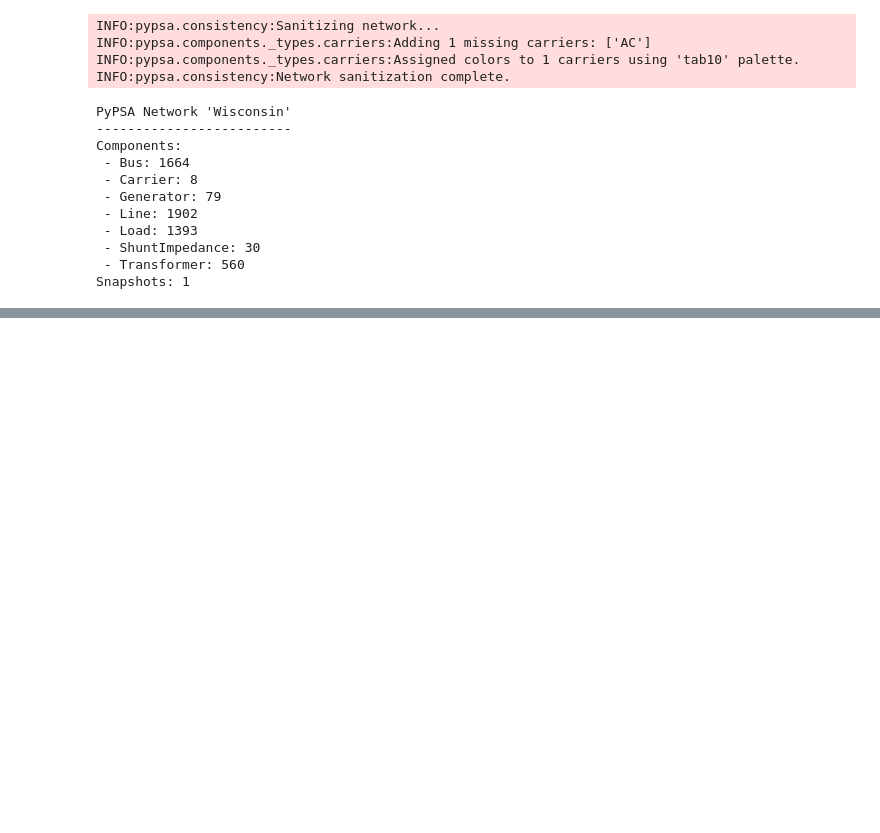
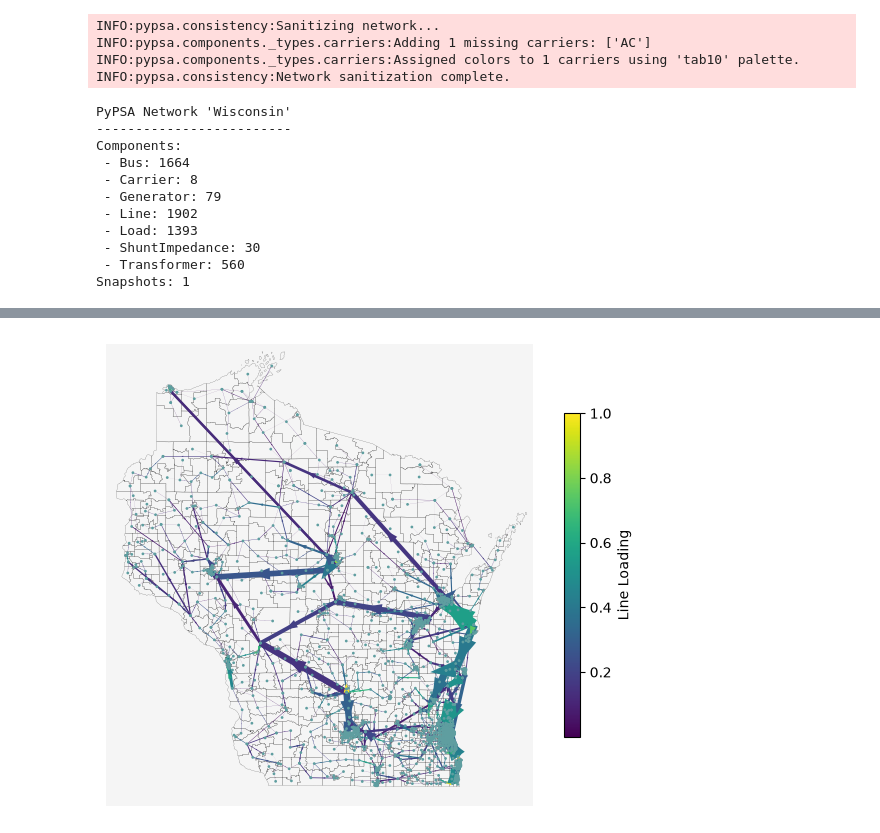
Before and after one commit to samgdotson/energy-lab, a Jupyter notebook: Midwest24k/notebooks/read_matpower.ipynb, the cells around one changed output, grey strips where cells are left out. Saved outputs shown, nothing was run; the diff lists cells and outputs as text; code cells hidden in the pictures; blank space fills up the shorter version.

```diff
--- a/Midwest24k/notebooks/read_matpower.ipynb
+++ b/Midwest24k/notebooks/read_matpower.ipynb
@@ -398,0 +449,30 @@ plt.show()
+# %%
+import matplotlib as mpl
+
+bus_size_factor = 3e4
+branch_width_factor = 0.5e2
+branch_flow_factor = 1.5e1
+
+lmp = n.buses_t.marginal_price.iloc[0]
+loading = n.lines_t.p0.loc['now']/n.lines.s_nom
+cmap = mpl.colormaps["viridis"]
+norm = mpl.colors.Normalize(vmin=loading.abs().min(), vmax=loading.abs().max())
+
+fig, ax = plt.subplots(figsize=(8, 6), subplot_kw={"projection": ccrs.Mercator()})
+n.plot(
+    ax=ax,
+    geomap_color=True,
+    bus_size=3e-4,
+    # bus_color=lmp,
+    # bus_cmap=cmap,
+    # bus_cmap_norm=norm,
+    line_width=line_flow / branch_width_factor,
+    line_color=loading.abs(),
+    line_flow=line_flow / branch_flow_factor,
+    line_cmap='viridis'
+)
+gdf.to_crs(ax.projection.proj4_init).plot(ax=ax, fc="None", ec="k", lw=0.1, zorder=0)
+fig.colorbar(mpl.cm.ScalarMappable(norm=norm, cmap=cmap), ax=ax, shrink=0.7, label="Line Loading")
+plt.show()
+# %% [output]
+[figure, added]
```
Also changed, not shown: parts of 59 cells of this notebook, 4 other files.
